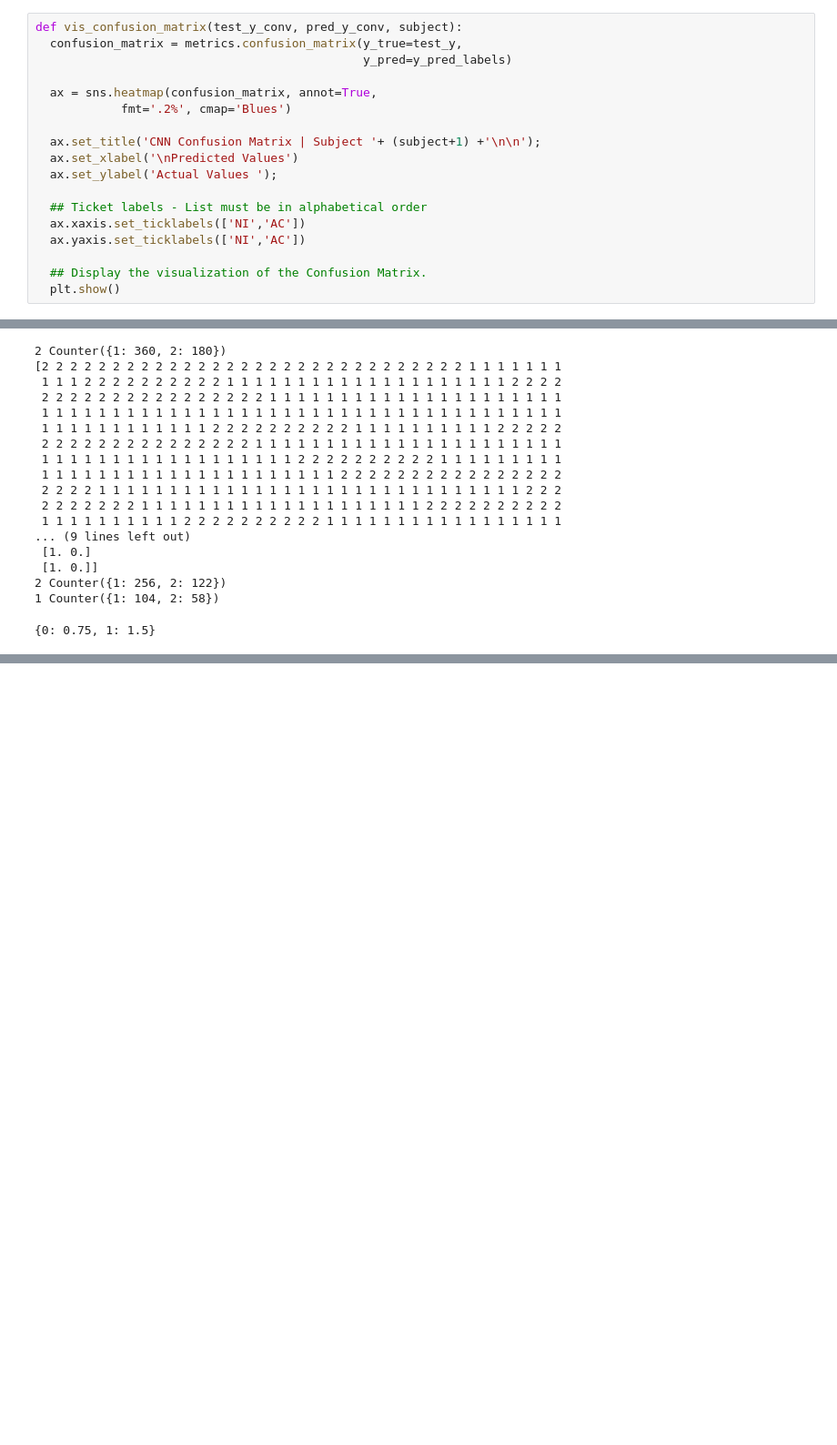
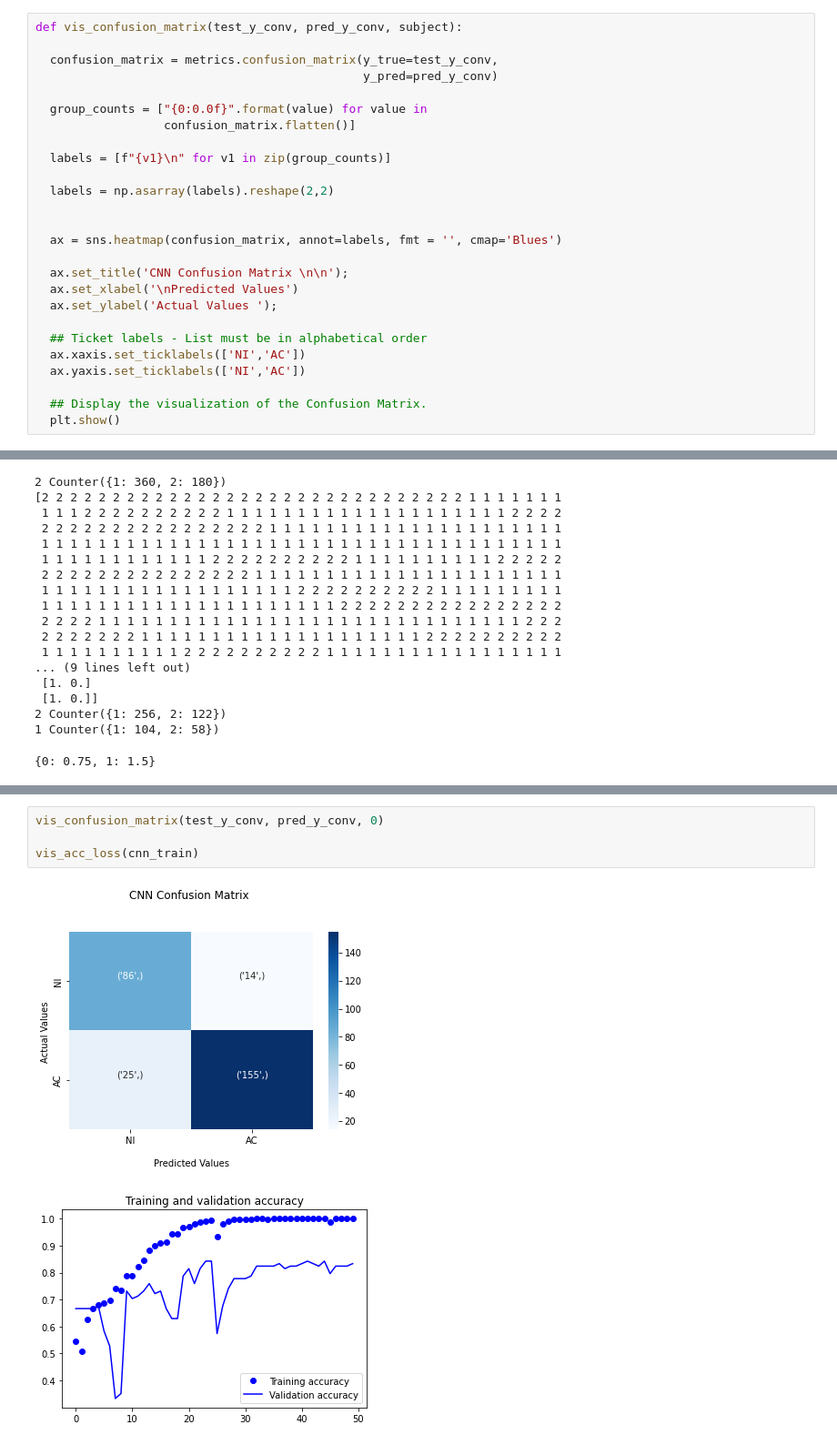
Before and after one commit to antagonisuto/thesis-code, a Jupyter notebook: Thesis_trials.ipynb, the cells around one changed output, grey strips where cells are left out. Shown at 91% size. Drawn from its saved outputs; the diff is of its cells as text; blank space fills up the shorter version.

```diff
--- a/Thesis_trials.ipynb
+++ b/Thesis_trials.ipynb
@@ -709,13 +709,21 @@ def cnn_101(train_X, test_X, train_y, test_y):
   return cnn_model, cnn_train, test_eval, test_y_conv, pred_y_conv
 # %%
 def vis_confusion_matrix(test_y_conv, pred_y_conv, subject):
-  confusion_matrix = metrics.confusion_matrix(y_true=test_y,
-                                              y_pred=y_pred_labels)
 
-  ax = sns.heatmap(confusion_matrix, annot=True,
-            fmt='.2%', cmap='Blues')
+  confusion_matrix = metrics.confusion_matrix(y_true=test_y_conv,
+                                              y_pred=pred_y_conv)
 
-  ax.set_title('CNN Confusion Matrix | Subject '+ (subject+1) +'\n\n');
+  group_counts = ["{0:0.0f}".format(value) for value in
+                  confusion_matrix.flatten()]
+
+  labels = [f"{v1}\n" for v1 in zip(group_counts)]
+
+  labels = np.asarray(labels).reshape(2,2)
+
+
+  ax = sns.heatmap(confusion_matrix, annot=labels, fmt = '', cmap='Blues')
+
+  ax.set_title('CNN Confusion Matrix \n\n');
   ax.set_xlabel('\nPredicted Values')
   ax.set_ylabel('Actual Values ');
 
@@ -856,0 +861,7 @@ NameError: ignored
+# %%
+vis_confusion_matrix(test_y_conv, pred_y_conv, 0)
+
+vis_acc_loss(cnn_train)
+# %% [output]
+[figure, added]
+[figure, added]
```
Also changed, not shown: parts of 5 cells of this notebook.
